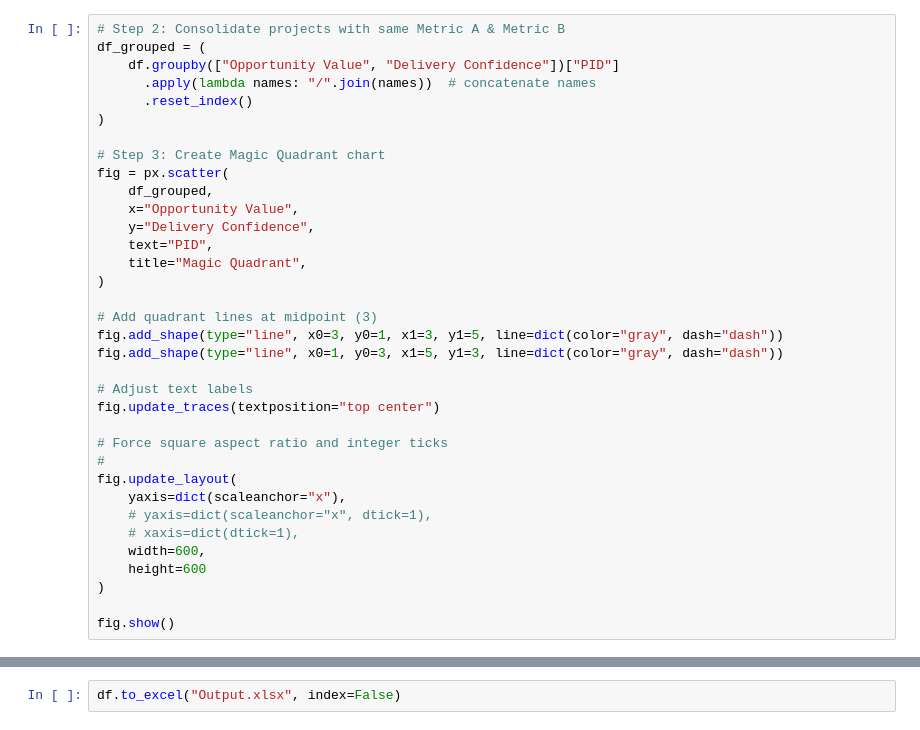
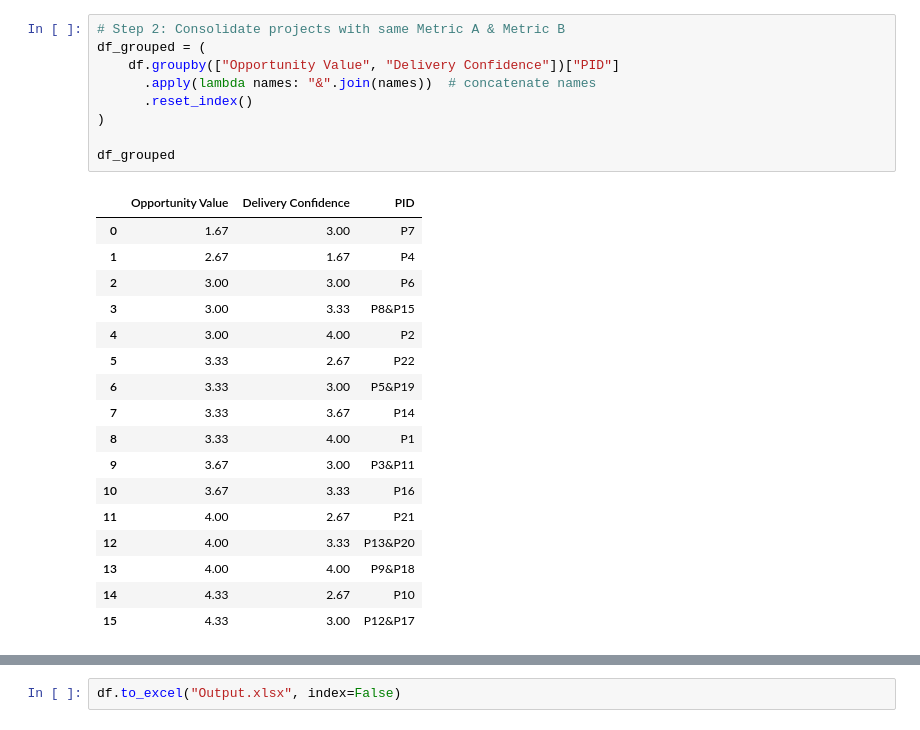
Before and after one commit to wcj365/learn_llm, a Jupyter notebook: magic_quadrant.ipynb, the cells around one changed output, grey strips where cells are left out. Cells and saved outputs as stored; diff of their text form.

```diff
--- a/magic_quadrant.ipynb
+++ b/magic_quadrant.ipynb
@@ -32,35 +53,27 @@ df
-# %%
-# Step 2: Consolidate projects with same Metric A & Metric B
-df_grouped = (
-    df.groupby(["Opportunity Value", "Delivery Confidence"])["PID"]
-      .apply(lambda names: "/".join(names))  # concatenate names
-      .reset_index()
-)
-
-# Step 3: Create Magic Quadrant chart
-fig = px.scatter(
-    df_grouped,
-    x="Opportunity Value",
-    y="Delivery Confidence",
-    text="PID",
-    title="Magic Quadrant",
-)
-
-# Add quadrant lines at midpoint (3)
-fig.add_shape(type="line", x0=3, y0=1, x1=3, y1=5, line=dict(color="gray", dash="dash"))
-fig.add_shape(type="line", x0=1, y0=3, x1=5, y1=3, line=dict(color="gray", dash="dash"))
-
-# Adjust text labels
-fig.update_traces(textposition="top center")
-
-# Force square aspect ratio and integer ticks
-#
-fig.update_layout(
-    yaxis=dict(scaleanchor="x"),
-    # yaxis=dict(scaleanchor="x", dtick=1),
-    # xaxis=dict(dtick=1),
-    width=600,
-    height=600
-)
-
-fig.show()
+# %%
+# Step 2: Consolidate projects with same Metric A & Metric B
+df_grouped = (
+    df.groupby(["Opportunity Value", "Delivery Confidence"])["PID"]
+      .apply(lambda names: "&".join(names))  # concatenate names
+      .reset_index()
+)
+
+df_grouped
+# %% [output]
+|  | Opportunity Value | Delivery Confidence | PID |
+| 0 | 1.67 | 3.00 | P7 |
+| 1 | 2.67 | 1.67 | P4 |
+| 2 | 3.00 | 3.00 | P6 |
+| 3 | 3.00 | 3.33 | P8&P15 |
+| 4 | 3.00 | 4.00 | P2 |
+| 5 | 3.33 | 2.67 | P22 |
+| 6 | 3.33 | 3.00 | P5&P19 |
+| 7 | 3.33 | 3.67 | P14 |
+| 8 | 3.33 | 4.00 | P1 |
+| 9 | 3.67 | 3.00 | P3&P11 |
+| 10 | 3.67 | 3.33 | P16 |
+| 11 | 4.00 | 2.67 | P21 |
+| 12 | 4.00 | 3.33 | P13&P20 |
+| 13 | 4.00 | 4.00 | P9&P18 |
+| 14 | 4.33 | 2.67 | P10 |
+| 15 | 4.33 | 3.00 | P12&P17 |
```
Also changed, not shown: parts of 4 cells of this notebook.
